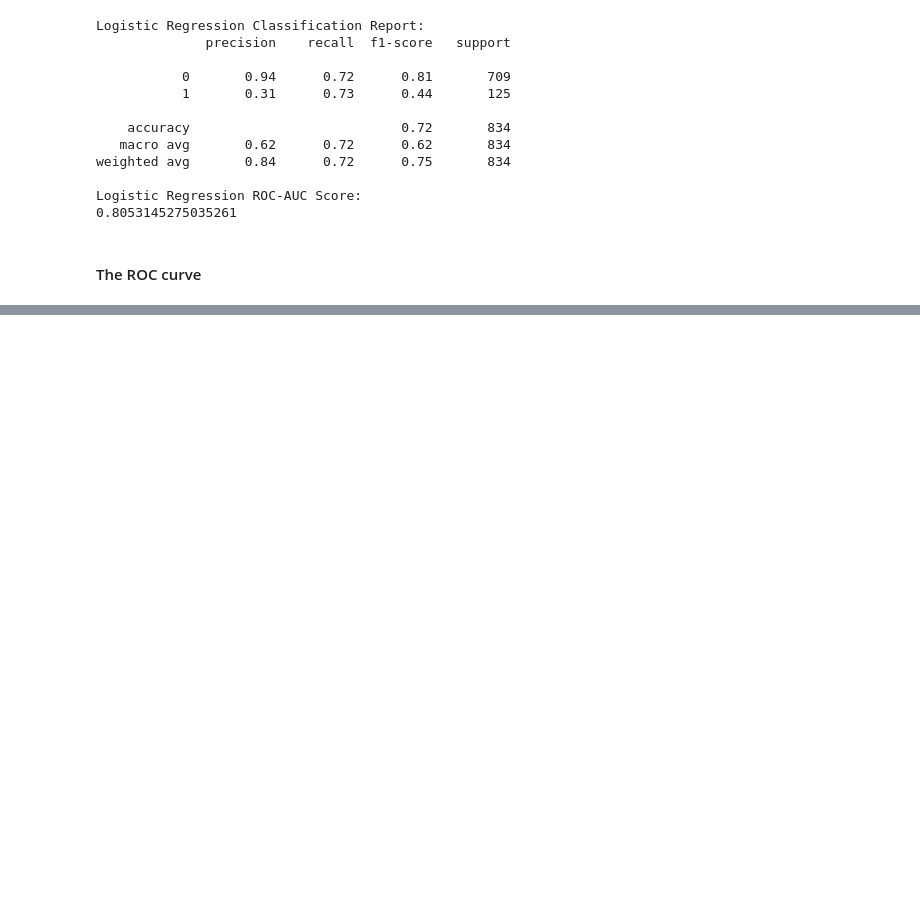
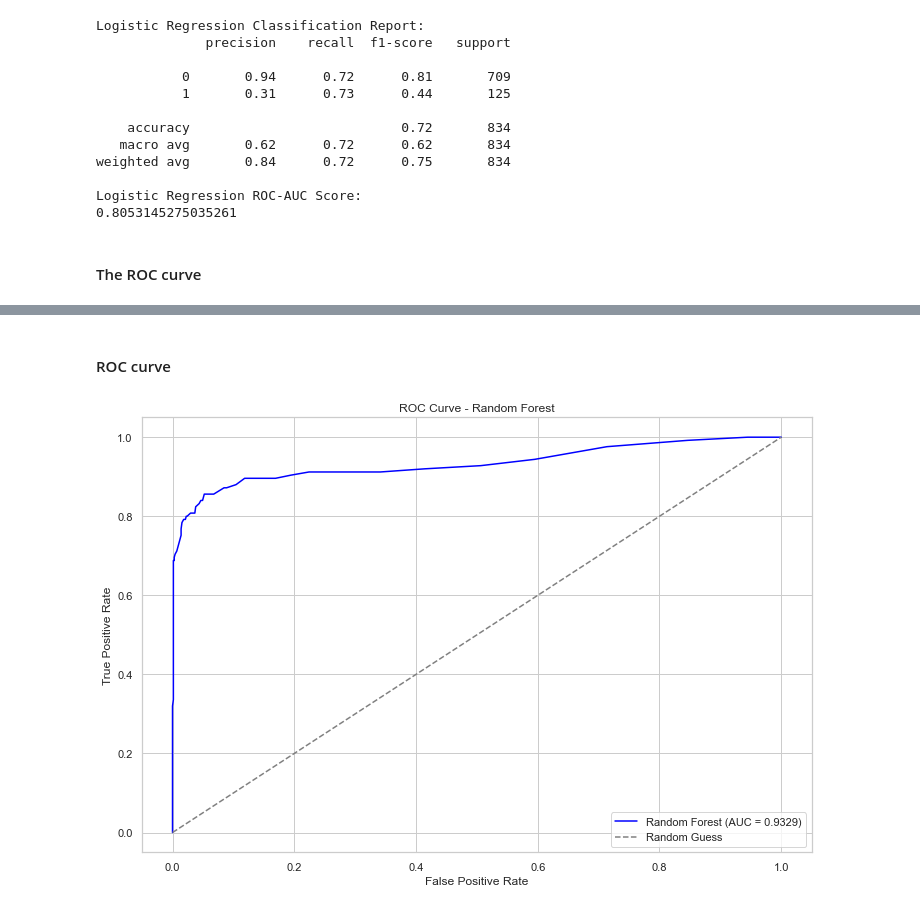
Before and after one commit to Nelaten/phase3_project, a Jupyter notebook: phase3_project.ipynb, the cells around one changed output, grey strips where cells are left out. Saved outputs shown, nothing was run; the diff lists cells and outputs as text; code cells hidden in the pictures; blank space fills up the shorter version.

Commit message:
Add the rest of the modelling section and also the conclusion section

```diff
--- a/phase3_project.ipynb
+++ b/phase3_project.ipynb
@@ -592,0 +584,10 @@ churn_data.head()
+# %%
+# Initialize the Random Forest Classifier
+rf = RandomForestClassifier(class_weight="balanced", random_state=42)
+
+# Train the model using the training set
+rf.fit(X_train_scaled, y_train)
+
+# Make predictions on the test set
+y_pred_rf = rf.predict(X_test_scaled)
+y_pred_proba_rf = rf.predict_proba(X_test_scaled)[:, 1]
@@ -592,0 +615,17 @@ churn_data.head()
+# %% [markdown]
+#### ROC curve
+# %%
+# Calculate the False Positive Rate (FPR) and True Positive Rate (TPR) needed for plotting
+fpr_rf, tpr_rf, _ = roc_curve(y_test, y_pred_proba_rf)
+
+plt.figure(figsize=(12, 8))
+plt.plot(fpr_rf, tpr_rf, color="blue", label=f"Random Forest (AUC = {roc_auc_rf:.4f})")
+plt.plot([0, 1], [0, 1], color="gray", linestyle="--", label="Random Guess")
+plt.xlabel("False Positive Rate")
+plt.ylabel("True Positive Rate")
+plt.title("ROC Curve - Random Forest")
+plt.legend(loc="lower right")
+
+plt.show()
+# %% [output]
+[figure, added]
```
Also changed, not shown: parts of 30 cells of this notebook.
